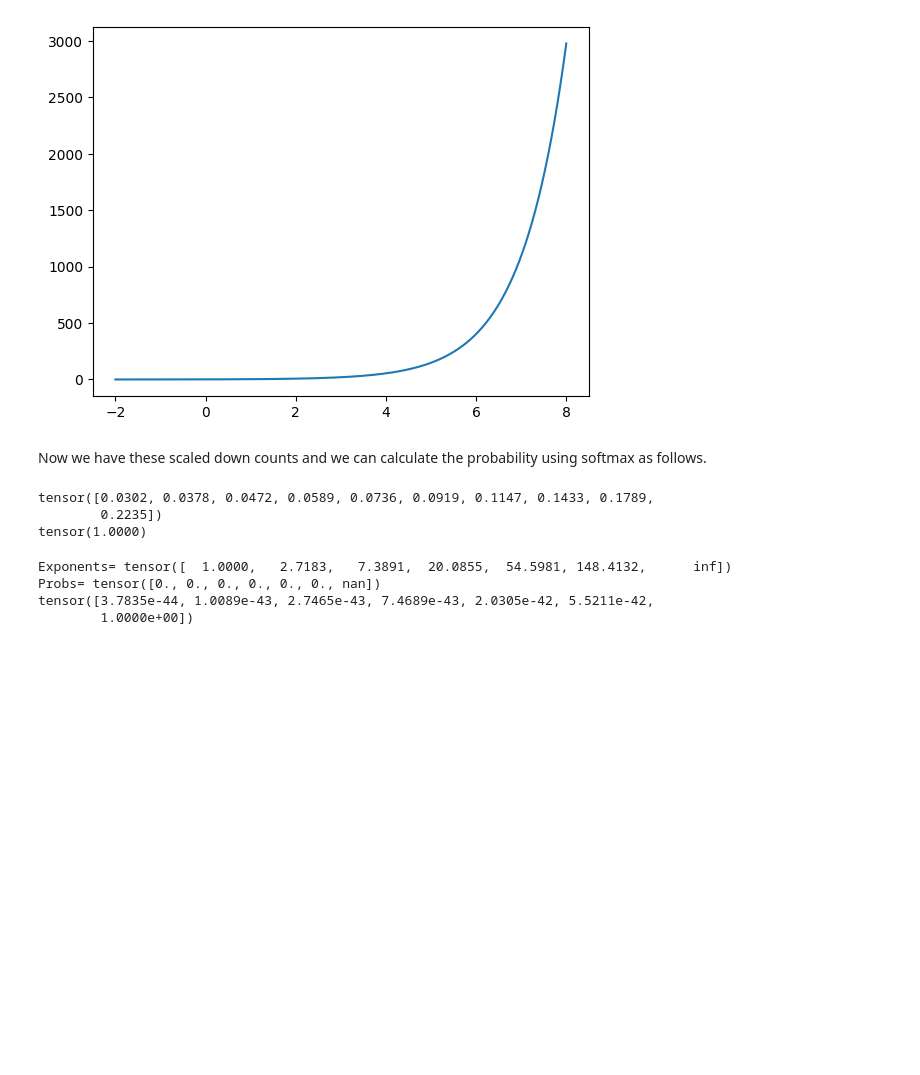
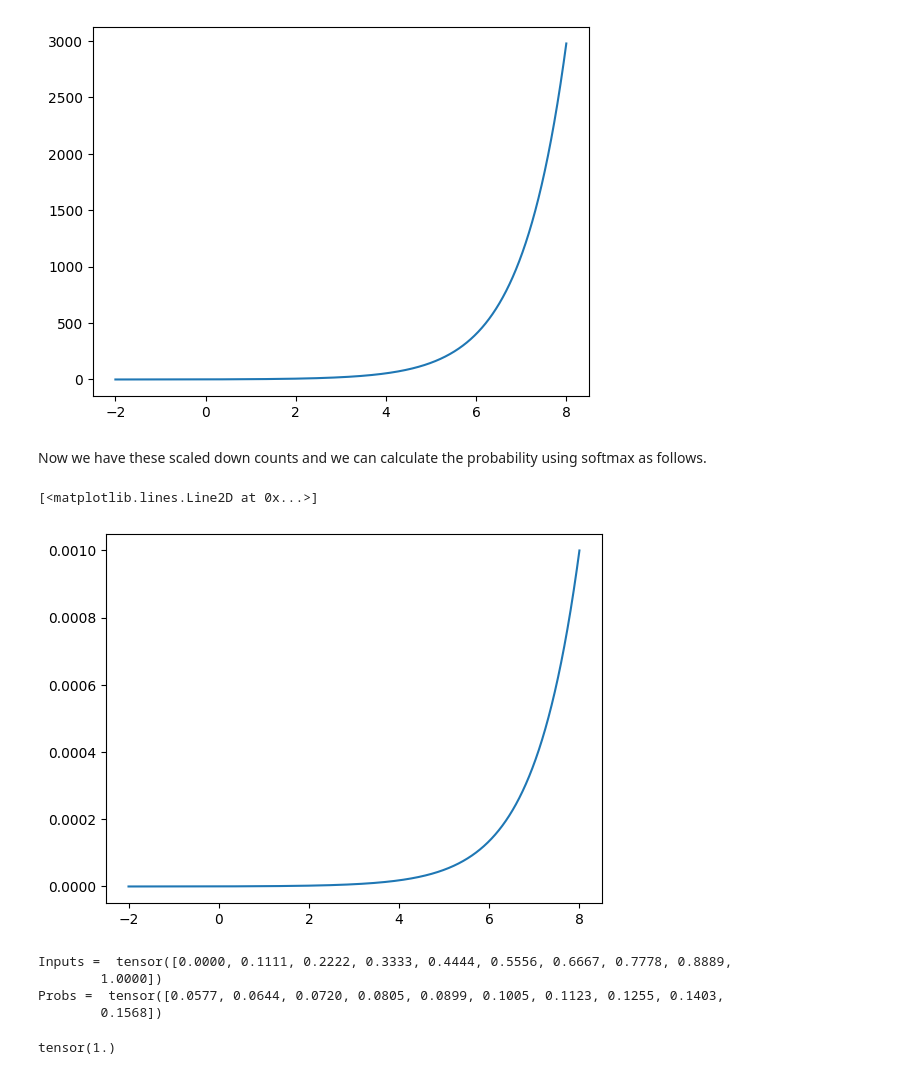
Before and after one commit to deepakkumarnd/mynotebooks, a Jupyter notebook: Makemore/Softmax.ipynb, the cells around one changed output. Drawn from its saved outputs; the diff is of its cells as text; code cells hidden in the pictures; blank space fills up the shorter version.

Commit message:
Understanding softmax function in detail

```diff
--- a/Makemore/Softmax.ipynb
+++ b/Makemore/Softmax.ipynb
@@ -80,24 +75,23 @@ plt.plot(xs, ys)
 # %% [markdown]
 Now we have these scaled down counts and we can calculate the probability using softmax as follows.
 # %%
-outputs = F.softmax(inputs2, dim=0)
-print(outputs)
-print(outputs.sum())
+# The probability distribution produced by softmax function is
+# similar to the above diagram but within a limited range.
+xs = torch.arange(-2, 8, 0.001)
+ys = F.softmax(xs, dim=0)
+plt.plot(xs, ys)
 # %% [output]
-tensor([0.0302, 0.0378, 0.0472, 0.0589, 0.0736, 0.0919, 0.1147, 0.1433, 0.1789,
-        0.2235])
-tensor(1.0000)
+[<matplotlib.lines.Line2D at 0x...>]
+[figure, added]
-# %%
-# manual softmax
-t = torch.tensor([0,1,2,3,4,5,100]).float()
-exp = t.exp()
-print("Exponents=", exp)
-print("Probs=", exp/exp.sum())
-
-# the softmax function also avoid nan values becuase it offsets and avoid the infinite values in the exponents.
-print(t.softmax(dim=0))
-# %% [output]
-Exponents= tensor([  1.0000,   2.7183,   7.3891,  20.0855,  54.5981, 148.4132,      inf])
-Probs= tensor([0., 0., 0., 0., 0., 0., nan])
-tensor([3.7835e-44, 1.0089e-43, 2.7465e-43, 7.4689e-43, 2.0305e-42, 5.5211e-42,
-        1.0000e+00])
+# %%
+t = torch.linspace(0,1, 10)
+print("Inputs = ", t)
+p = t.softmax(dim=0)
+print("Probs = ", p)
+p.sum()
+# %% [output]
+Inputs =  tensor([0.0000, 0.1111, 0.2222, 0.3333, 0.4444, 0.5556, 0.6667, 0.7778, 0.8889,
+        1.0000])
+Probs =  tensor([0.0577, 0.0644, 0.0720, 0.0805, 0.0899, 0.1005, 0.1123, 0.1255, 0.1403,
+        0.1568])
+tensor(1.)
```
Also changed, not shown: parts of 9 cells of this notebook.
